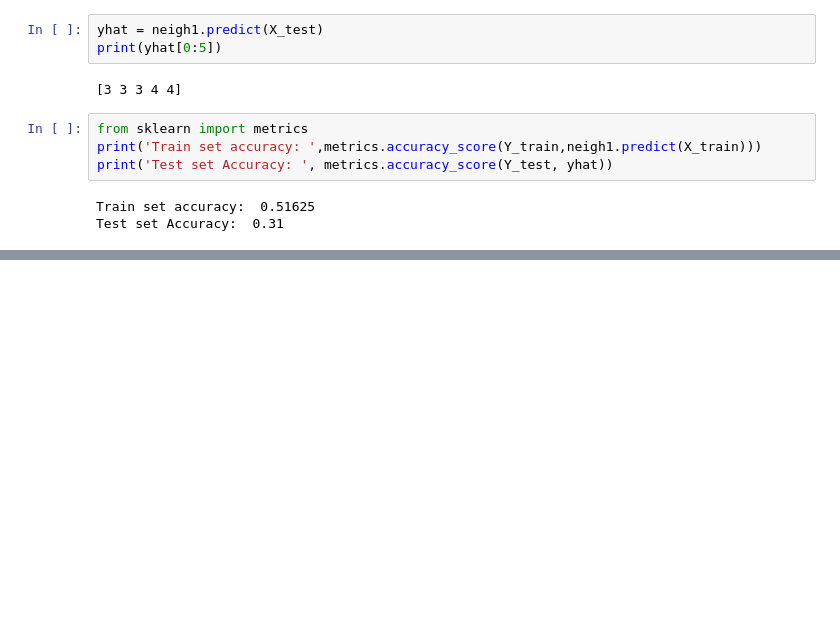
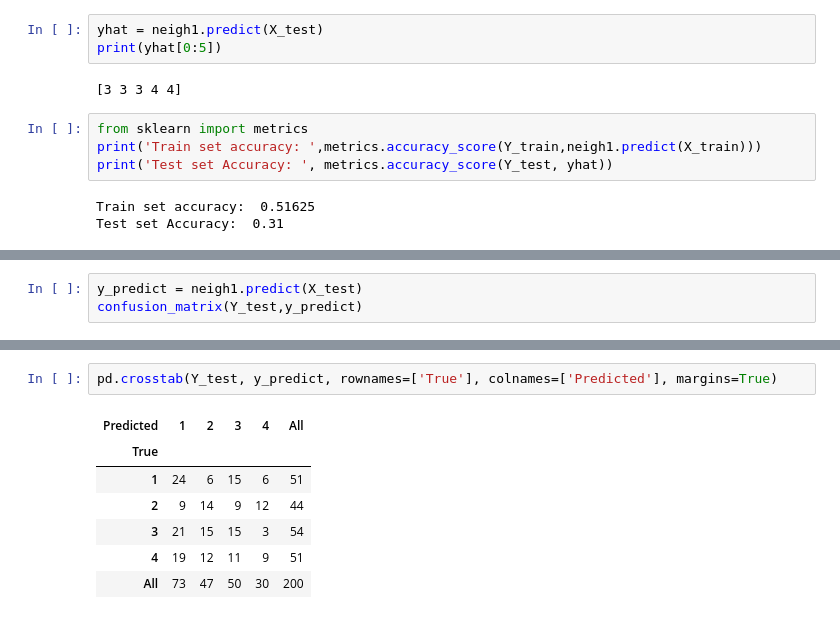
Before and after one commit to Vishnukvsvk/ML-Using-Python-IBM, a Jupyter notebook: KNN.ipynb, the cells around one changed output, grey strips where cells are left out. Saved outputs shown, nothing was run; the diff lists cells and outputs as text; blank space fills up the shorter version.

Commit message:
Added Confusion Matrix

```diff
--- a/KNN.ipynb
+++ b/KNN.ipynb
@@ -174,0 +179,3 @@ Test set Accuracy:  0.31
+# %%
+y_predict = neigh1.predict(X_test)
+confusion_matrix(Y_test,y_predict)
@@ -174,0 +201,10 @@ Test set Accuracy:  0.31
+# %%
+pd.crosstab(Y_test, y_predict, rownames=['True'], colnames=['Predicted'], margins=True)
+# %% [output]
+| Predicted | 1 | 2 | 3 | 4 | All |
+| True |  |  |  |  |  |
+| 1 | 24 | 6 | 15 | 6 | 51 |
+| 2 | 9 | 14 | 9 | 12 | 44 |
+| 3 | 21 | 15 | 15 | 3 | 54 |
+| 4 | 19 | 12 | 11 | 9 | 51 |
+| All | 73 | 47 | 50 | 30 | 200 |
```
Also changed, not shown: parts of 5 cells of this notebook.
